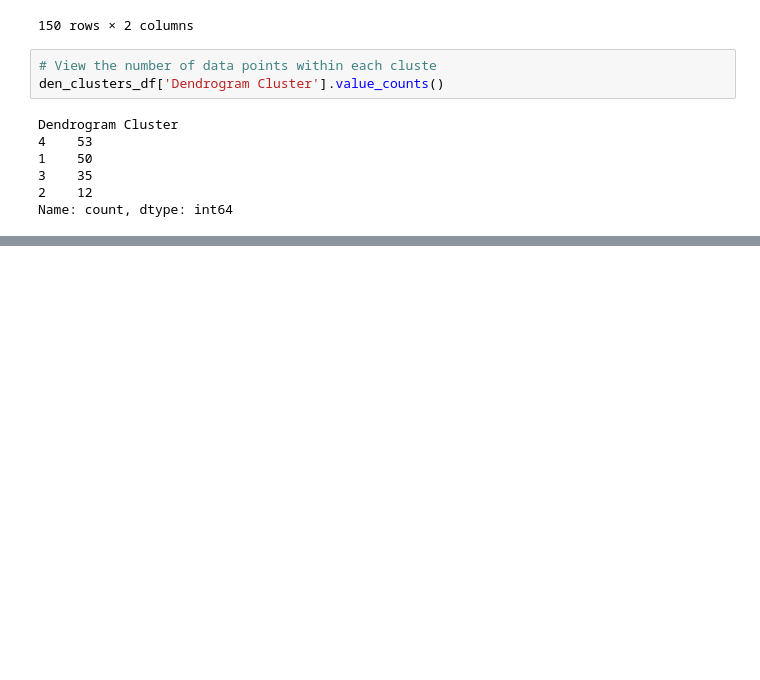
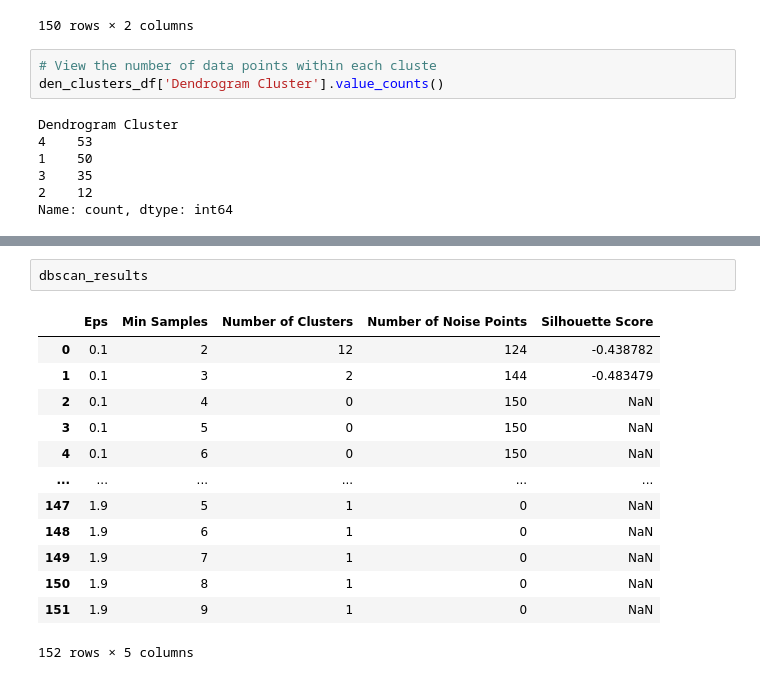
Before and after one commit to Camiloesp/PythonDataScience_UnsupervisedML, a Jupyter notebook: 2_Clustering.ipynb, the cells around one changed output, grey strips where cells are left out. Drawn from its saved outputs; the diff is of its cells as text; blank space fills up the shorter version.

```diff
--- a/2_Clustering.ipynb
+++ b/2_Clustering.ipynb
@@ -724,0 +799,16 @@ Name: count, dtype: int64
+# %%
+dbscan_results
+# %% [output]
+|  | Eps | Min Samples | Number of Clusters | Number of Noise Points | Silhouette Score |
+| 0 | 0.1 | 2 | 12 | 124 | -0.438782 |
+| 1 | 0.1 | 3 | 2 | 144 | -0.483479 |
+| 2 | 0.1 | 4 | 0 | 150 | NaN |
+| 3 | 0.1 | 5 | 0 | 150 | NaN |
+| 4 | 0.1 | 6 | 0 | 150 | NaN |
+| ... | ... | ... | ... | ... | ... |
+| 147 | 1.9 | 5 | 1 | 0 | NaN |
+| 148 | 1.9 | 6 | 1 | 0 | NaN |
+| 149 | 1.9 | 7 | 1 | 0 | NaN |
+| 150 | 1.9 | 8 | 1 | 0 | NaN |
+| 151 | 1.9 | 9 | 1 | 0 | NaN |
+152 rows × 5 columns
```
Also changed, not shown: parts of 19 cells of this notebook.
